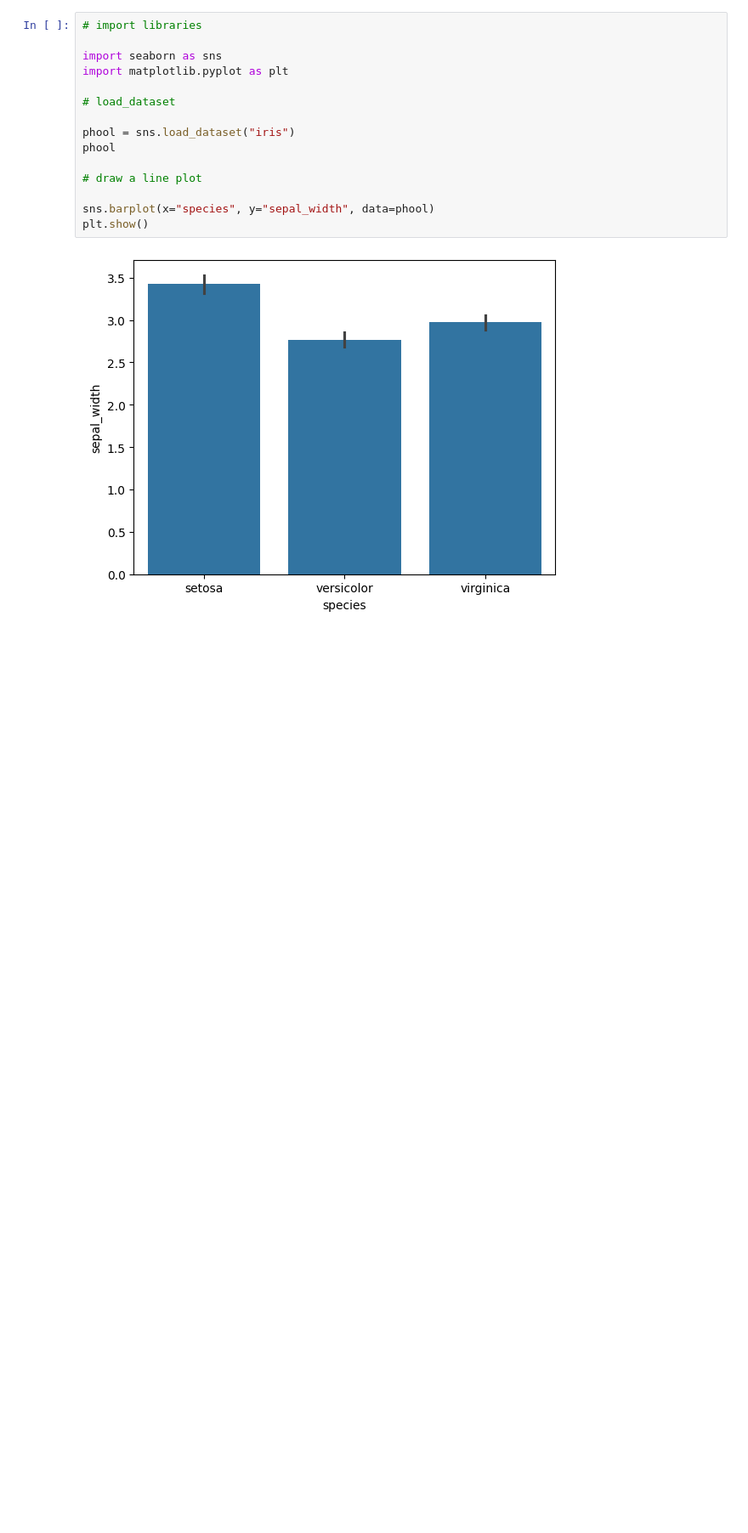
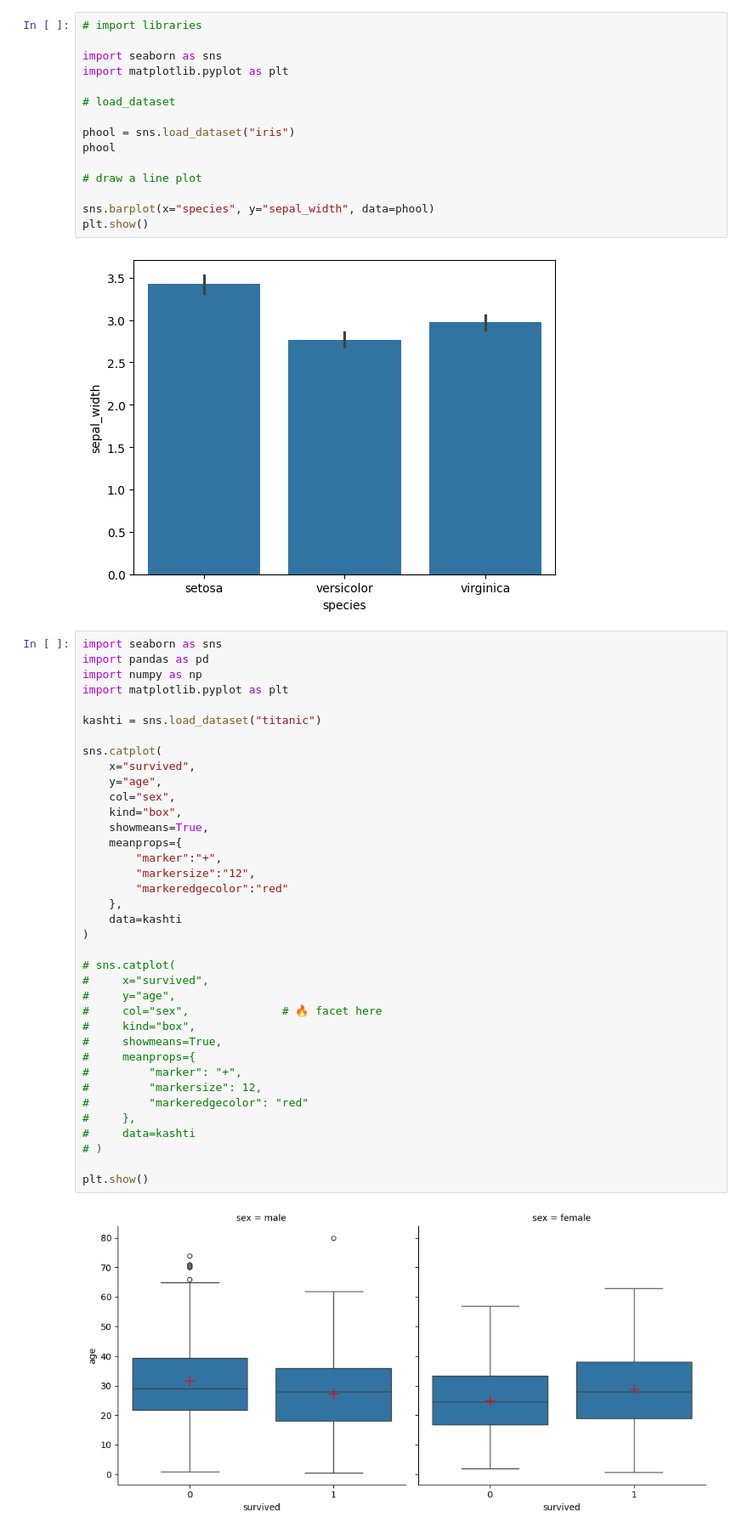
Before and after one commit to ahmadzulfiqar001/python-100-days-beginner-to-advance-, a Jupyter notebook: Day_11_of_python.ipynb, the cells around one changed output. Shown at 85% size. Drawn from its saved outputs; the diff is of its cells as text; blank space fills up the shorter version.

```diff
--- a/Day_11_of_python.ipynb
+++ b/Day_11_of_python.ipynb
@@ -67,3 +85,42 @@ sns.barplot(x="species", y="sepal_width", data=phool)
 plt.show()
 # %% [output]
 [figure]
+# %%
+import seaborn as sns
+import pandas as pd
+import numpy as np
+import matplotlib.pyplot as plt
+
+kashti = sns.load_dataset("titanic")
+
+sns.catplot(
+    x="survived",
+    y="age",
+    col="sex",
+    kind="box",
+    showmeans=True,
+    meanprops={
+        "marker":"+",
+        "markersize":"12",
+        "markeredgecolor":"red"
+    },
+    data=kashti
+)
+
+# sns.catplot(
+#     x="survived",
+#     y="age",
+#     col="sex",              # 🔥 facet here
+#     kind="box",
+#     showmeans=True,
+#     meanprops={
+#         "marker": "+",
+#         "markersize": 12,
+#         "markeredgecolor": "red"
+#     },
+#     data=kashti
+# )
+
+plt.show()
+# %% [output]
+[figure, added]
```
Also changed, not shown: parts of 2 cells of this notebook.
